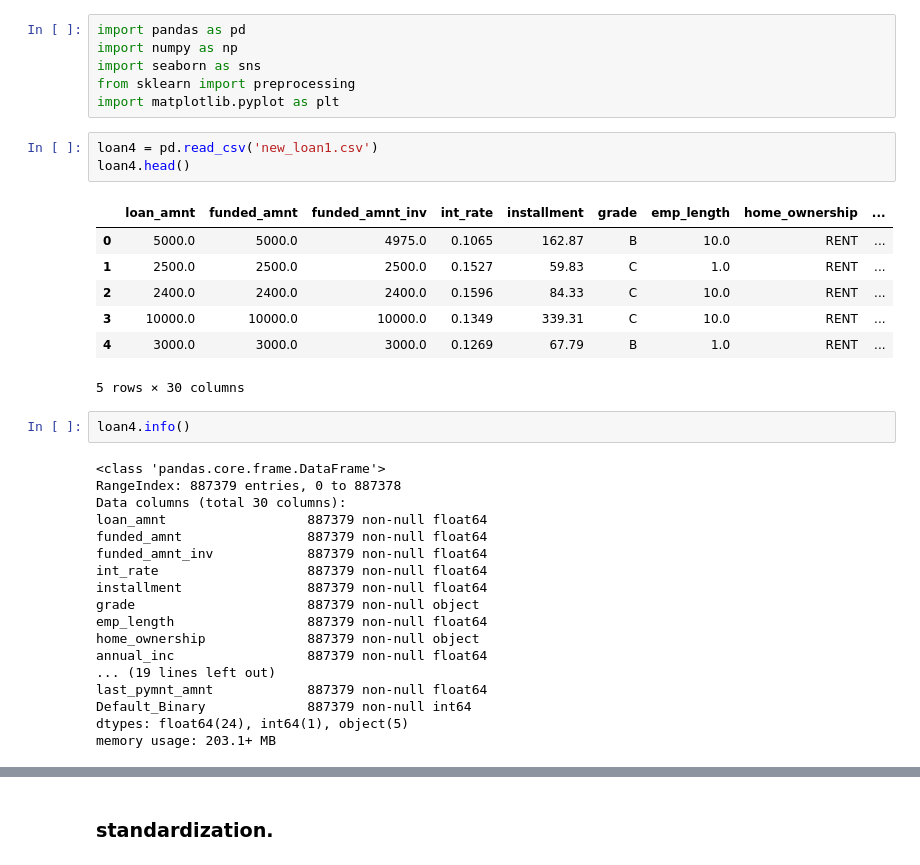
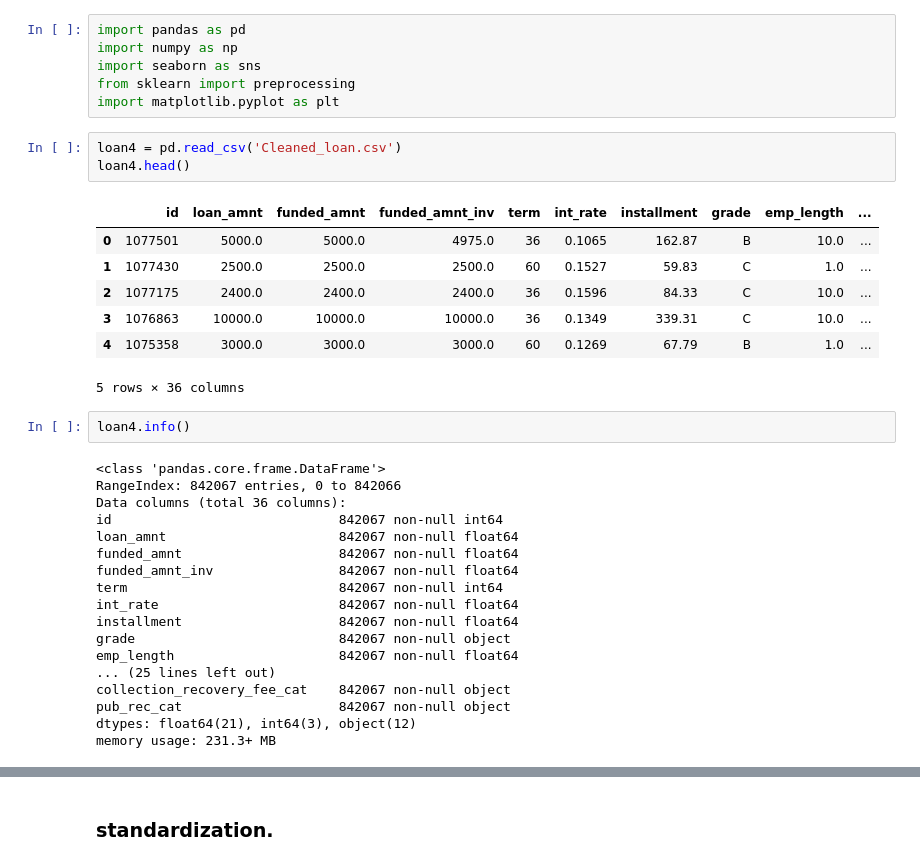
Before and after one commit to sanjogh777/Project1, a Jupyter notebook: Machine Learning/ML Model.ipynb, the cells around one changed output, grey strips where cells are left out. Drawn from its saved outputs; the diff is of its cells as text.

```diff
--- a/Machine Learning/ML Model.ipynb
+++ b/Machine Learning/ML Model.ipynb
@@ -5,33 +5,33 @@ import seaborn as sns
 from sklearn import preprocessing
 import matplotlib.pyplot as plt
 # %%
-loan4 = pd.read_csv('new_loan1.csv')
+loan4 = pd.read_csv('Cleaned_loan.csv')
 loan4.head()
 # %% [output]
-|  | loan_amnt | funded_amnt | funded_amnt_inv | int_rate | installment | grade | emp_length | home_ownership | ... |
-| 0 | 5000.0 | 5000.0 | 4975.0 | 0.1065 | 162.87 | B | 10.0 | RENT | ... |
-| 1 | 2500.0 | 2500.0 | 2500.0 | 0.1527 | 59.83 | C | 1.0 | RENT | ... |
-| 2 | 2400.0 | 2400.0 | 2400.0 | 0.1596 | 84.33 | C | 10.0 | RENT | ... |
-| 3 | 10000.0 | 10000.0 | 10000.0 | 0.1349 | 339.31 | C | 10.0 | RENT | ... |
-| 4 | 3000.0 | 3000.0 | 3000.0 | 0.1269 | 67.79 | B | 1.0 | RENT | ... |
+|  | id | loan_amnt | funded_amnt | funded_amnt_inv | term | int_rate | installment | grade | emp_length | ... |
+| 0 | 1077501 | 5000.0 | 5000.0 | 4975.0 | 36 | 0.1065 | 162.87 | B | 10.0 | ... |
+| 1 | 1077430 | 2500.0 | 2500.0 | 2500.0 | 60 | 0.1527 | 59.83 | C | 1.0 | ... |
+| 2 | 1077175 | 2400.0 | 2400.0 | 2400.0 | 36 | 0.1596 | 84.33 | C | 10.0 | ... |
+| 3 | 1076863 | 10000.0 | 10000.0 | 10000.0 | 36 | 0.1349 | 339.31 | C | 10.0 | ... |
+| 4 | 1075358 | 3000.0 | 3000.0 | 3000.0 | 60 | 0.1269 | 67.79 | B | 1.0 | ... |
-5 rows × 30 columns
+5 rows × 36 columns
 # %%
 loan4.info()
 # %% [output]
 <class 'pandas.core.frame.DataFrame'>
-RangeIndex: 887379 entries, 0 to 887378
-Data columns (total 30 columns):
-loan_amnt                  887379 non-null float64
-funded_amnt                887379 non-null float64
-funded_amnt_inv            887379 non-null float64
-int_rate                   887379 non-null float64
-installment                887379 non-null float64
-grade                      887379 non-null object
-emp_length                 887379 non-null float64
-home_ownership             887379 non-null object
-annual_inc                 887379 non-null float64
-... (19 lines left out)
-last_pymnt_amnt            887379 non-null float64
-Default_Binary             887379 non-null int64
-dtypes: float64(24), int64(1), object(5)
-memory usage: 203.1+ MB
+RangeIndex: 842067 entries, 0 to 842066
+Data columns (total 36 columns):
+id                             842067 non-null int64
+loan_amnt                      842067 non-null float64
+funded_amnt                    842067 non-null float64
+funded_amnt_inv                842067 non-null float64
+term                           842067 non-null int64
+int_rate                       842067 non-null float64
+installment                    842067 non-null float64
+grade                          842067 non-null object
+emp_length                     842067 non-null float64
+... (25 lines left out)
+collection_recovery_fee_cat    842067 non-null object
+pub_rec_cat                    842067 non-null object
+dtypes: float64(21), int64(3), object(12)
+memory usage: 231.3+ MB
```
Also changed, not shown: parts of 38 cells of this notebook, 1 other file.
